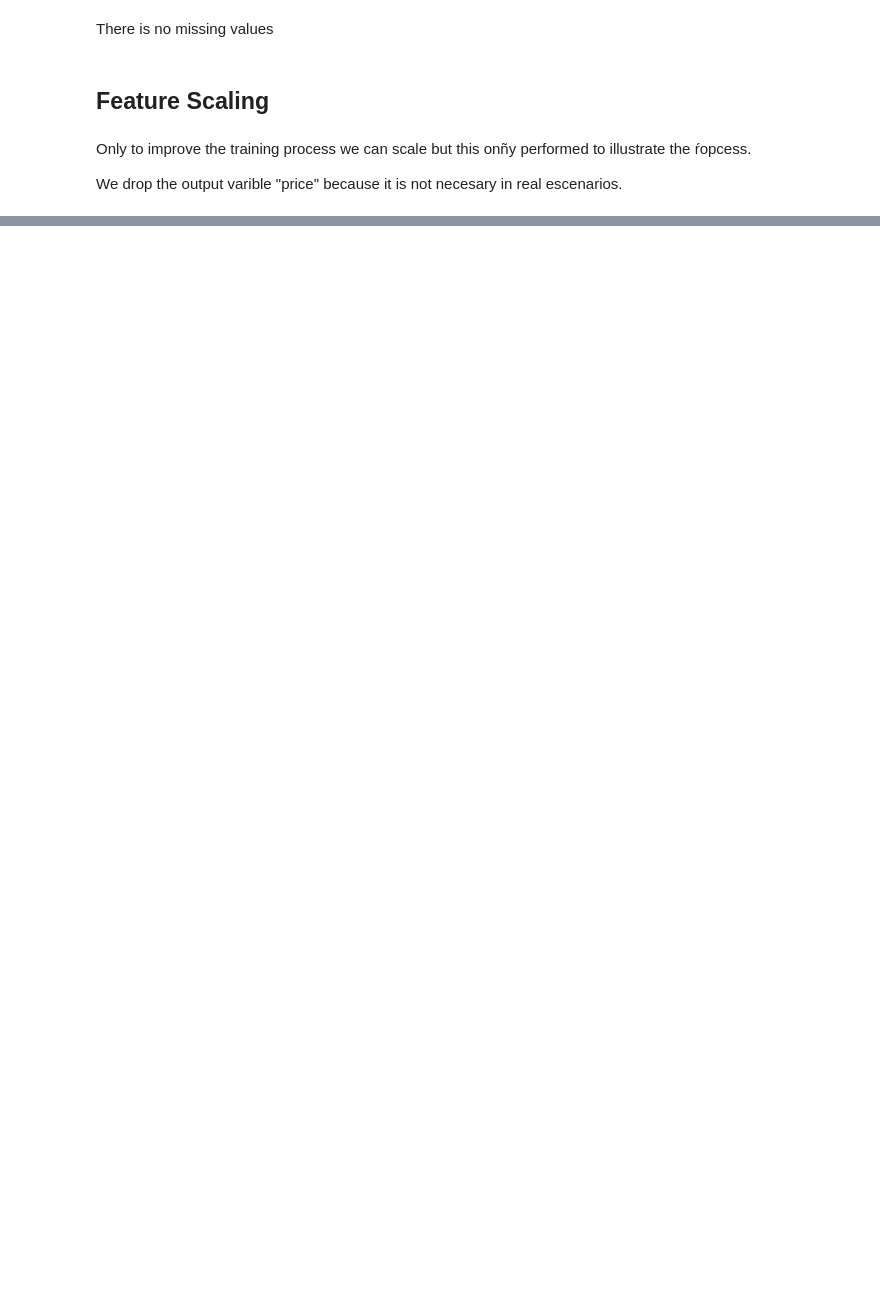
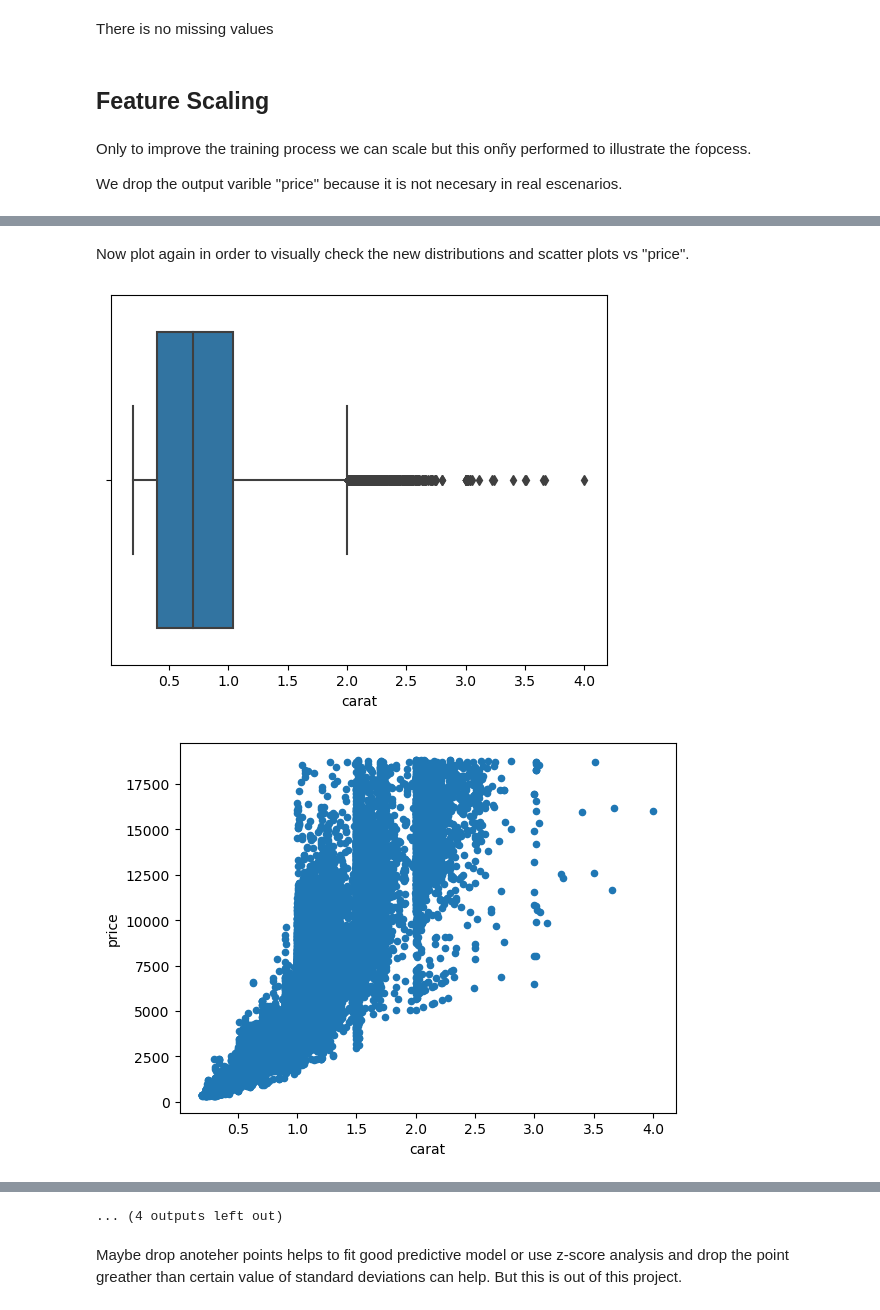
Before and after one commit to rininobaron/IBM_Machine_Learning_Professional_Certificate, a Jupyter notebook: COURSE_1_Exploratory_Data_Analysis_for_Machine_Learning/Week5/final-project-eda-ibm-course.ipynb, the cells around one changed output, grey strips where cells are left out. Saved outputs shown, nothing was run; the diff lists cells and outputs as text; code cells hidden in the pictures; blank space fills up the shorter version.

Commit message:
Kaggle Notebook | Final_Project_EDA_IBM_Course | Version 5

```diff
--- a/COURSE_1_Exploratory_Data_Analysis_for_Machine_Learning/Week5/final-project-eda-ibm-course.ipynb
+++ b/COURSE_1_Exploratory_Data_Analysis_for_Machine_Learning/Week5/final-project-eda-ibm-course.ipynb
@@ -201,0 +240,34 @@ array([[-1.1984046 ,  0.98262194, -1.24592645, ..., -1.58886766,
+# %%
+# carat
+diam_num = diam_num.where(diam_num["carat"] <= 4)
+
+# depth
+diam_num = diam_num.where((diam_num["depth"] >= 50) & (diam_num["depth"] <= 75))
+
+# table
+diam_num = diam_num.where(diam_num["table"] <= 90)
+
+# x
+diam_num = diam_num.where(diam_num["x"] >= 2)
+
+# y
+diam_num = diam_num.where(diam_num["y"] <= 30)
+
+# z
+diam_num = diam_num.where(diam_num["z"] <= 15)
+
+diam_num.reset_index(drop=True, inplace=True)
+# %% [markdown]
+Now plot again in order to visually check the new distributions and scatter plots vs "price".
+# %%
+for column in diam_num.columns:
+    if column == "price":
+        continue
+    sns.boxplot(x=diam_num[column])
+    plt.show()
+    diam_num.plot.scatter(x=column,
+                      y='price')
+    plt.show()
+# %% [output]
+[figure, added]
+[figure, added]
@@ -201,0 +284,3 @@ array([[-1.1984046 ,  0.98262194, -1.24592645, ..., -1.58886766,
+... (4 outputs left out)
+# %% [markdown]
+Maybe drop anoteher points helps to fit good predictive model or use z-score analysis and drop the point greather than certain value of standard deviations can help. But this is out of this project.
```
Also changed, not shown: parts of 9 cells of this notebook.
